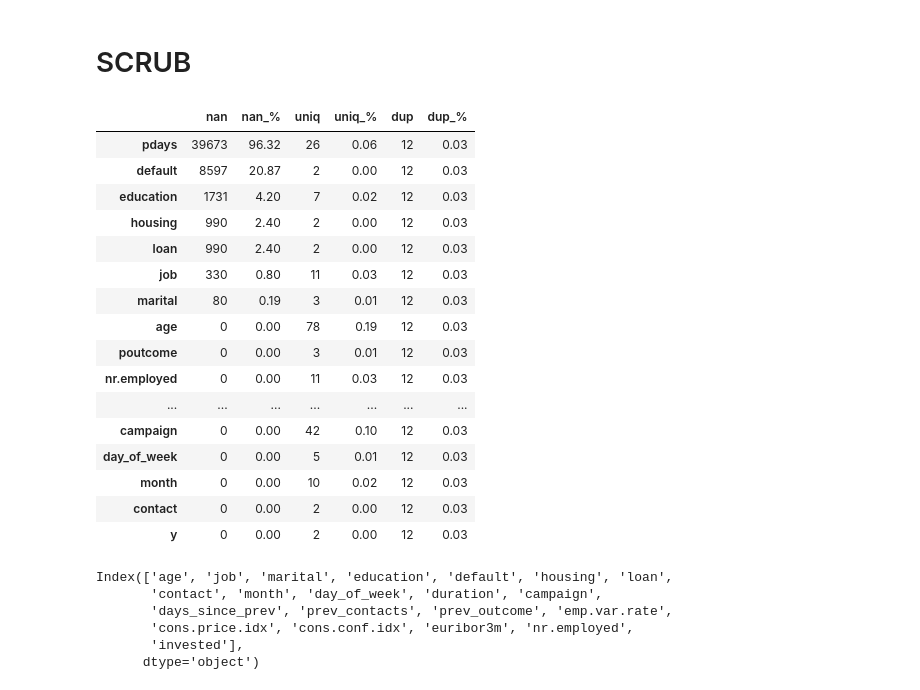
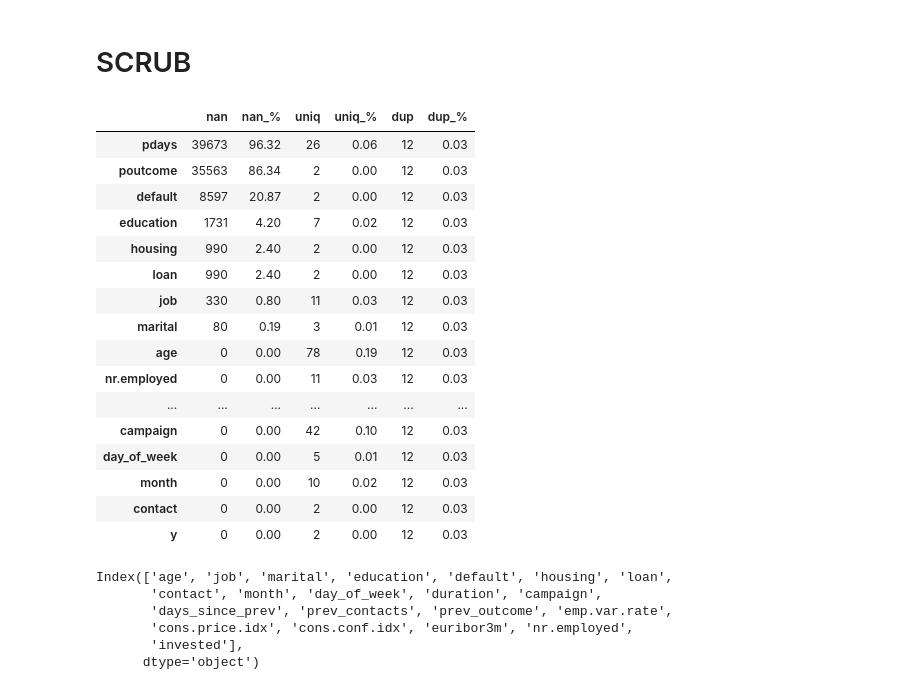
Before and after one commit to ndgigliotti/dsc-phase-3-project, a Jupyter notebook: index.ipynb, the cells around one changed output. Drawn from its saved outputs; the diff is of its cells as text; code cells hidden in the pictures.

```diff
--- a/index.ipynb
+++ b/index.ipynb
@@ -90,11 +90,12 @@ dtype: int64
 # SCRUB
 # %%
 df["pdays"] = df["pdays"].replace(999, np.NaN)
-df = df.replace("unknown", np.NaN)
+df = df.replace(["unknown", "nonexistent"], np.NaN)
 cleaning.info(df)
 # %% [output]
 |  | nan | nan_% | uniq | uniq_% | dup | dup_% |
 | pdays | 39673 | 96.32 | 26 | 0.06 | 12 | 0.03 |
+| poutcome | 35563 | 86.34 | 2 | 0.00 | 12 | 0.03 |
 | default | 8597 | 20.87 | 2 | 0.00 | 12 | 0.03 |
 | education | 1731 | 4.20 | 7 | 0.02 | 12 | 0.03 |
 | housing | 990 | 2.40 | 2 | 0.00 | 12 | 0.03 |
@@ -102,7 +103,6 @@ cleaning.info(df)
 | job | 330 | 0.80 | 11 | 0.03 | 12 | 0.03 |
 | marital | 80 | 0.19 | 3 | 0.01 | 12 | 0.03 |
 | age | 0 | 0.00 | 78 | 0.19 | 12 | 0.03 |
-| poutcome | 0 | 0.00 | 3 | 0.01 | 12 | 0.03 |
 | nr.employed | 0 | 0.00 | 11 | 0.03 | 12 | 0.03 |
 | ... | ... | ... | ... | ... | ... | ... |
 | campaign | 0 | 0.00 | 42 | 0.10 | 12 | 0.03 |
```
Also changed, not shown: parts of 5 cells of this notebook.
